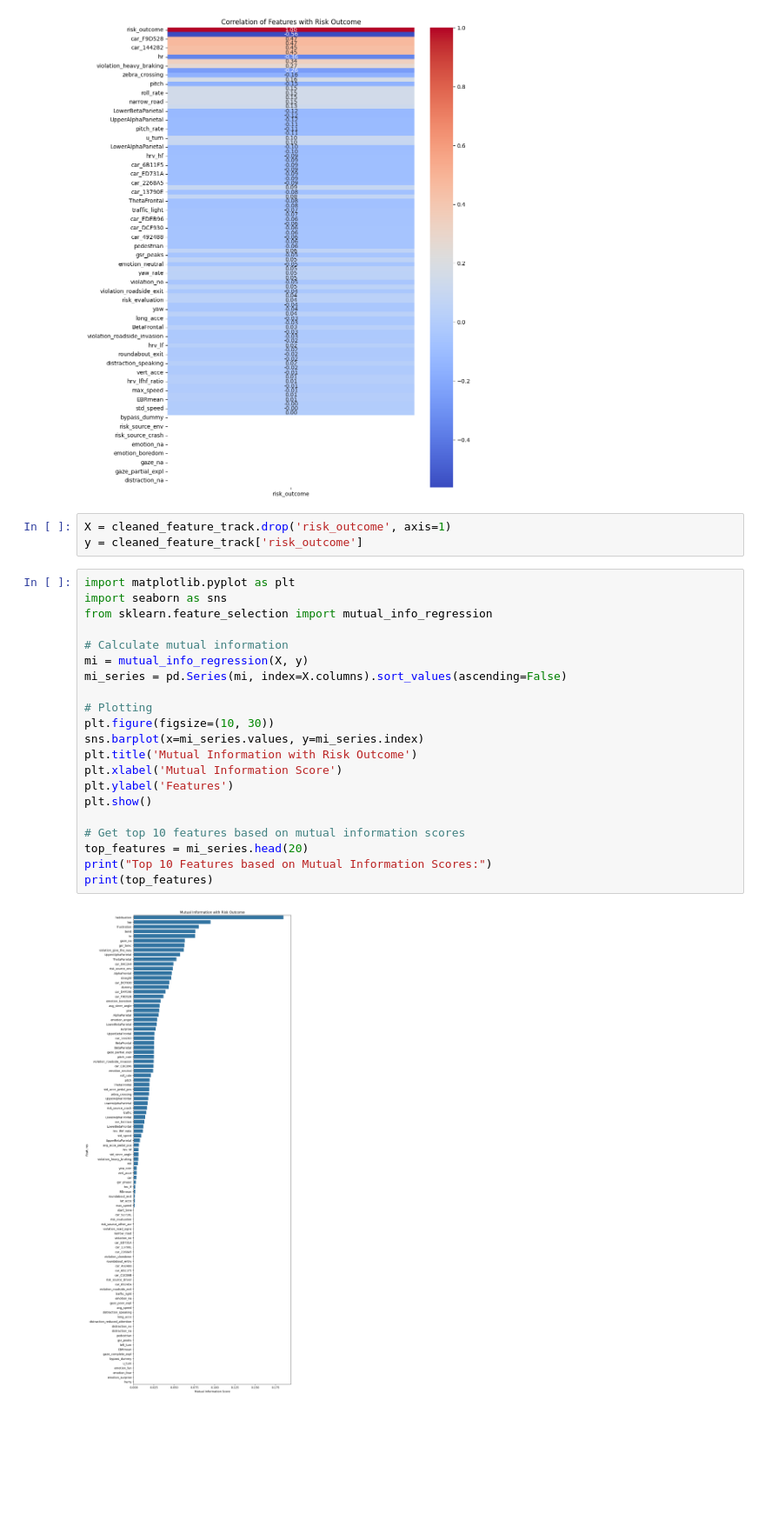
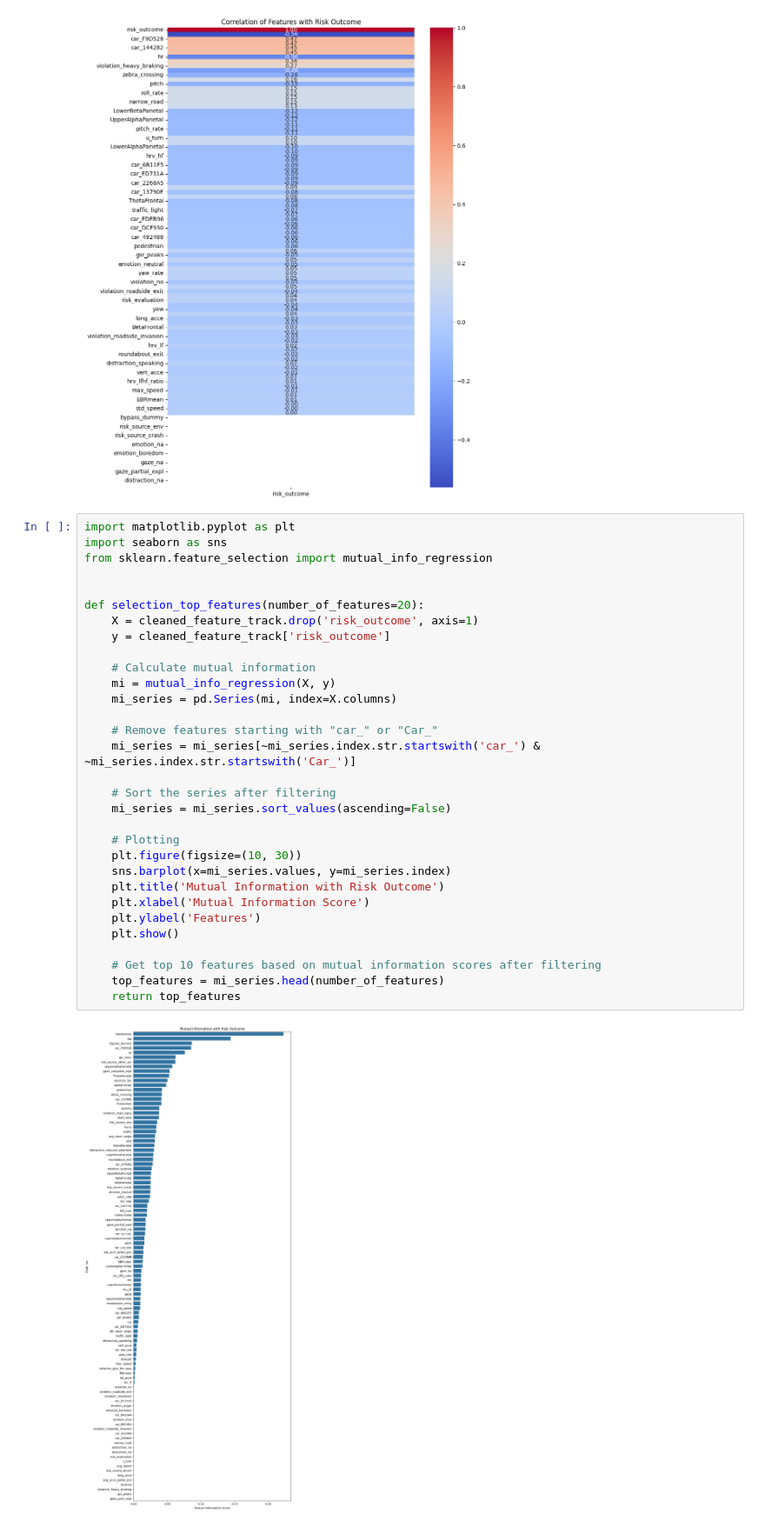
Before and after one commit to eruditus-vir/ediss_hackathon_team7_2024, a Jupyter notebook: ikram_notebooks/feature_selection.ipynb, the cells around one changed output. Shown at 87% size. Saved outputs shown, nothing was run; the diff lists cells and outputs as text; blank space fills up the shorter version.

Commit message:
feature selection in preprocess

```diff
--- a/ikram_notebooks/feature_selection.ipynb
+++ b/ikram_notebooks/feature_selection.ipynb
@@ -138,30 +138,37 @@ plt.title('Correlation of Features with Risk Outcome')
 plt.show()
 # %% [output]
 [figure]
-# %%
-X = cleaned_feature_track.drop('risk_outcome', axis=1)
-y = cleaned_feature_track['risk_outcome']
 # %%
 import matplotlib.pyplot as plt
 import seaborn as sns
 from sklearn.feature_selection import mutual_info_regression
 
-# Calculate mutual information
-mi = mutual_info_regression(X, y)
-mi_series = pd.Series(mi, index=X.columns).sort_values(ascending=False)
 
-# Plotting
-plt.figure(figsize=(10, 30))
-sns.barplot(x=mi_series.values, y=mi_series.index)
-plt.title('Mutual Information with Risk Outcome')
-plt.xlabel('Mutual Information Score')
-plt.ylabel('Features')
-plt.show()
+def selection_top_features(number_of_features=20):
+    X = cleaned_feature_track.drop('risk_outcome', axis=1)
+    y = cleaned_feature_track['risk_outcome']
 
-# Get top 10 features based on mutual information scores
-top_features = mi_series.head(20)
-print("Top 10 Features based on Mutual Information Scores:")
-print(top_features)
+    # Calculate mutual information
+    mi = mutual_info_regression(X, y)
+    mi_series = pd.Series(mi, index=X.columns)
+
+    # Remove features starting with "car_" or "Car_"
+    mi_series = mi_series[~mi_series.index.str.startswith('car_') & ~mi_series.index.str.startswith('Car_')]
+
+    # Sort the series after filtering
+    mi_series = mi_series.sort_values(ascending=False)
+
+    # Plotting
+    plt.figure(figsize=(10, 30))
+    sns.barplot(x=mi_series.values, y=mi_series.index)
+    plt.title('Mutual Information with Risk Outcome')
+    plt.xlabel('Mutual Information Score')
+    plt.ylabel('Features')
+    plt.show()
+
+    # Get top 10 features based on mutual information scores after filtering
+    top_features = mi_series.head(number_of_features)
+    return top_features
 # %% [output]
-[figure, old version]
+[figure, new version]
 Top 10 Features based on Mutual Information Scores:
```
Also changed, not shown: parts of 1 cell of this notebook, 1 other file.
